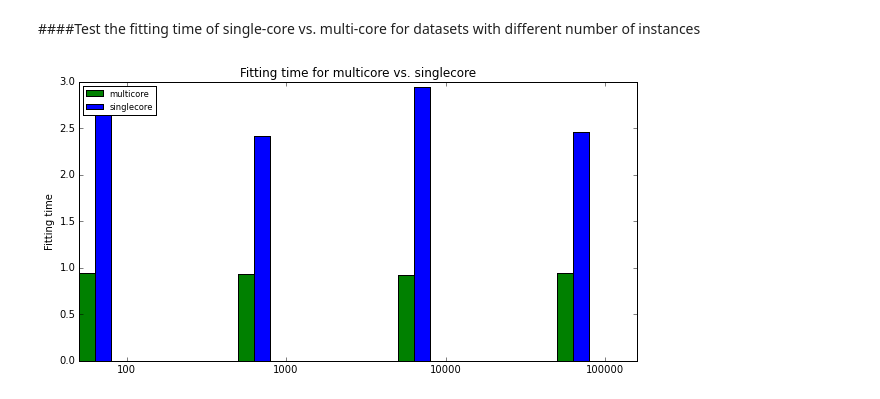
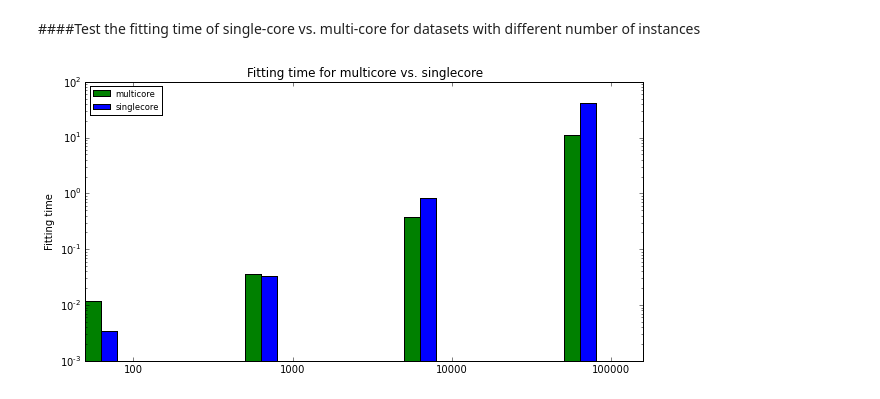
Before and after one commit to joachimwolff/sparse-neighbors-search, a Jupyter notebook: example/time.ipynb, the cells around one changed output. Drawn from its saved outputs; the diff is of its cells as text; code cells hidden in the pictures.

```diff
--- a/example/time.ipynb
+++ b/example/time.ipynb
@@ -509,12 +509,13 @@ import multiprocessing as mp
 
 time_fit = []
 time_fit_single_core = []
-hash_functions_list = [100,1000,10000,100000]
-for instances in hash_functions_list:
+instances = [100,1000,10000, 100000]
+
+for instances_ in instances:
     X, _ = create_dataset(seed=1,
                    number_of_centroids=7,
-                   number_of_instances=instances,
-                   number_of_features=1000,
+                   number_of_instances=instances_,
+                   number_of_features=100,
                    size_of_dataset=8,
                    density=0.01,
                    fraction_of_density=0.2
@@ -523,24 +524,20 @@ for instances in hash_functions_list:
     nearest_neighbor_minHash_single_core = kneighbors.MinHashNearestNeighbors(number_of_cores=1)
 
     time_start = time.time()
-    nearest_neighbor_minHash.fit(datasetBursi)
+    nearest_neighbor_minHash.fit(X)
     time_end = time.time()
     time_fit.append(time_end - time_start)
 
     time_start = time.time()
-    nearest_neighbor_minHash_single_core.fit(datasetBursi)
+    nearest_neighbor_minHash_single_core.fit(X)
     time_end = time.time()
     time_fit_single_core.append(time_end - time_start)
 xticksBursi = []
-for i in hash_functions_list:
+for i in instances:
     xticksBursi.append(str(i))
-
-speedup = []
-for i in xrange(len(time_fit)):
-    speedup.append(time_fit_single_core[i]/  time_fit[i])
 # %%
 plotData(data=[time_fit, time_fit_single_core], color=["g", "b"], label=["multicore", "singlecore"],
-        xticks=xticksBursi, ylabel="Fitting time", number_of_instances=len(hash_functions_list),
-        number_of_features=1, title='Fitting time for multicore vs. singlecore', log=False)
+        xticks=xticksBursi, ylabel="Fitting time", number_of_instances=len(instances),
+        number_of_features=1, title='Fitting time for multicore vs. singlecore', log=True)
 # %% [output]
-[figure, old version]
+[figure, new version]
```
Also changed, not shown: parts of 5 cells of this notebook, 1 other file.
